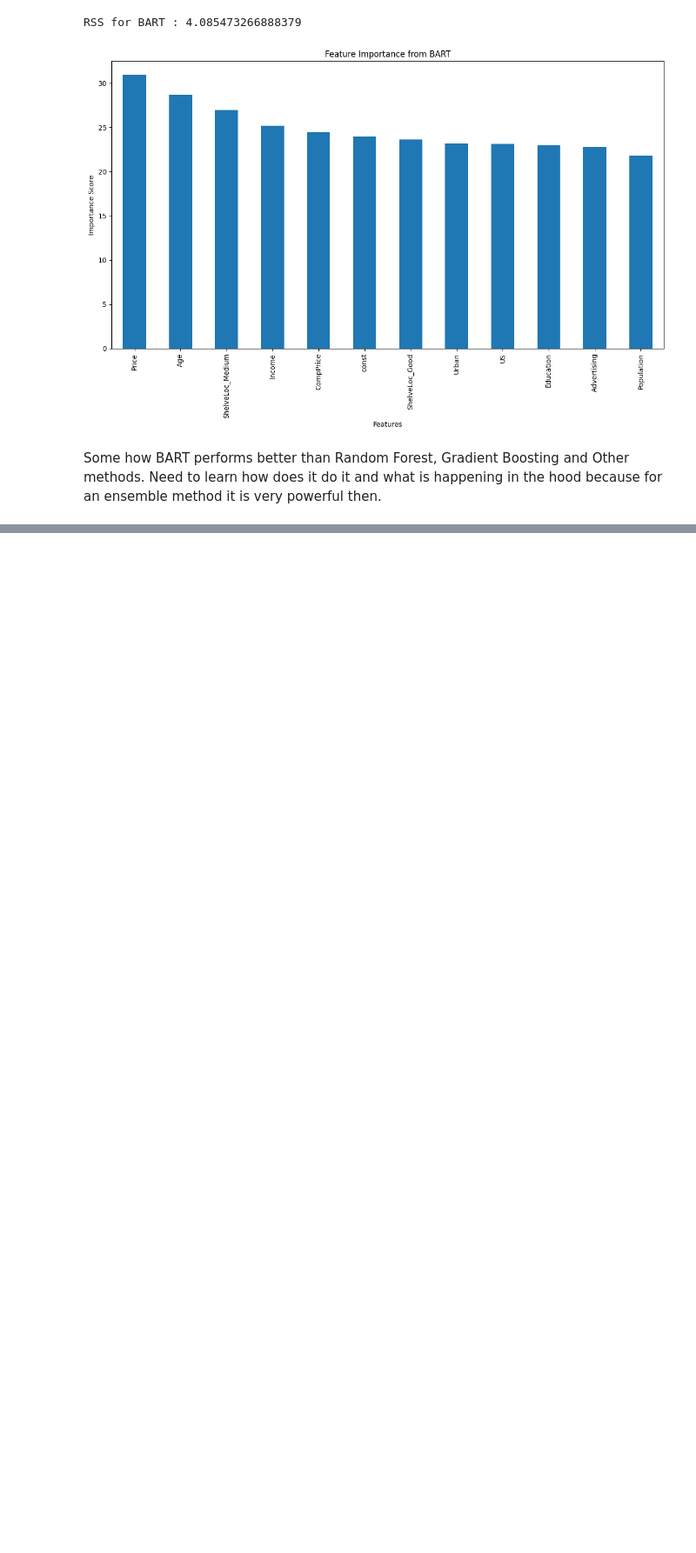
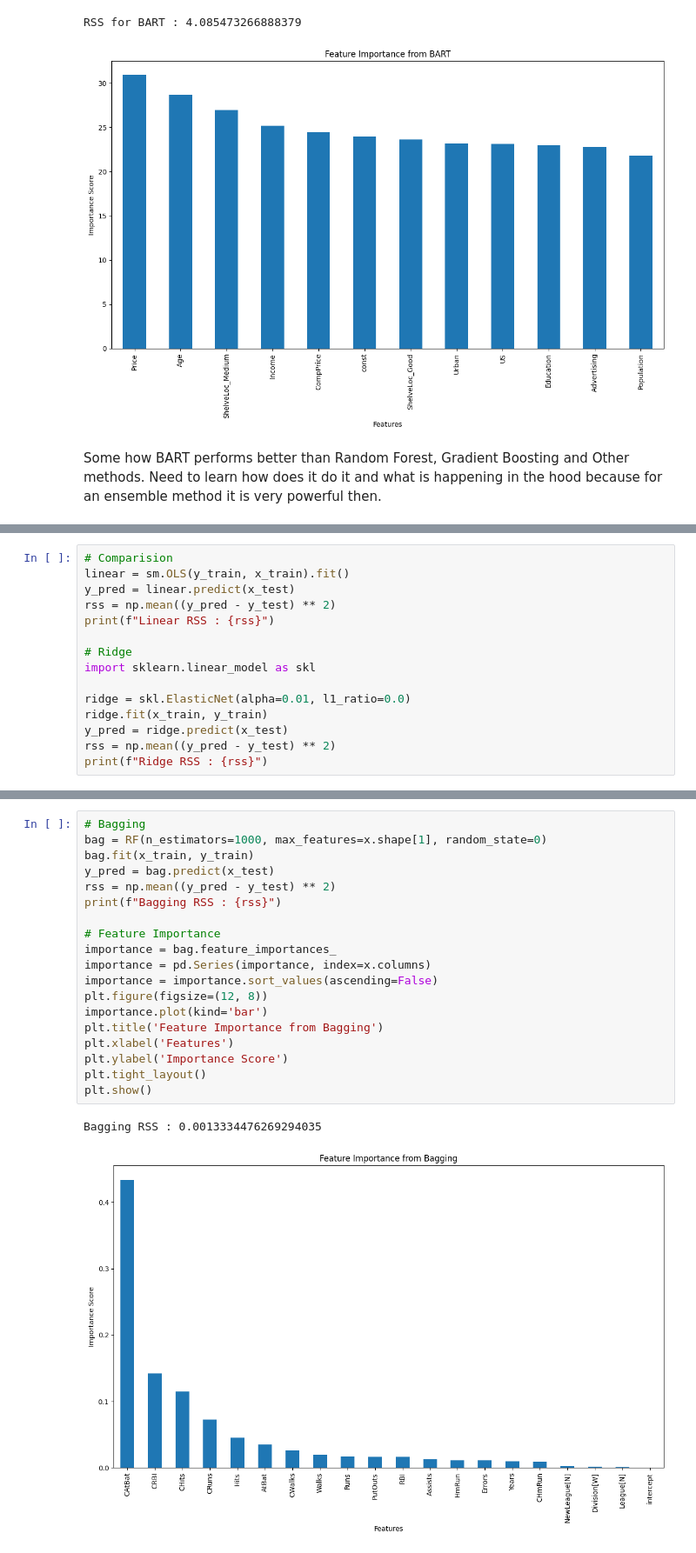
Before and after one commit to kkkamur07/ISL-Learning, a Jupyter notebook: Tree/tree-questions.ipynb, the cells around one changed output, grey strips where cells are left out. Shown: that part at 87% size. Drawn from its saved outputs; the diff is of its cells as text; blank space fills up the shorter version.

```diff
--- a/Tree/tree-questions.ipynb
+++ b/Tree/tree-questions.ipynb
@@ -287,0 +446,15 @@ Some how BART performs better than Random Forest, Gradient Boosting and Other me
+# %%
+# Comparision
+linear = sm.OLS(y_train, x_train).fit()
+y_pred = linear.predict(x_test)
+rss = np.mean((y_pred - y_test) ** 2)
+print(f"Linear RSS : {rss}")
+
+# Ridge
+import sklearn.linear_model as skl
+
+ridge = skl.ElasticNet(alpha=0.01, l1_ratio=0.0)
+ridge.fit(x_train, y_train)
+y_pred = ridge.predict(x_test)
+rss = np.mean((y_pred - y_test) ** 2)
+print(f"Ridge RSS : {rss}")
@@ -287,0 +480,22 @@ Some how BART performs better than Random Forest, Gradient Boosting and Other me
+# %%
+# Bagging
+bag = RF(n_estimators=1000, max_features=x.shape[1], random_state=0)
+bag.fit(x_train, y_train)
+y_pred = bag.predict(x_test)
+rss = np.mean((y_pred - y_test) ** 2)
+print(f"Bagging RSS : {rss}")
+
+# Feature Importance
+importance = bag.feature_importances_
+importance = pd.Series(importance, index=x.columns)
+importance = importance.sort_values(ascending=False)
+plt.figure(figsize=(12, 8))
+importance.plot(kind='bar')
+plt.title('Feature Importance from Bagging')
+plt.xlabel('Features')
+plt.ylabel('Importance Score')
+plt.tight_layout()
+plt.show()
+# %% [output]
+Bagging RSS : 0.0013334476269294035
+[figure, added]
```
Also changed, not shown: parts of 30 cells of this notebook, 1 other file.
